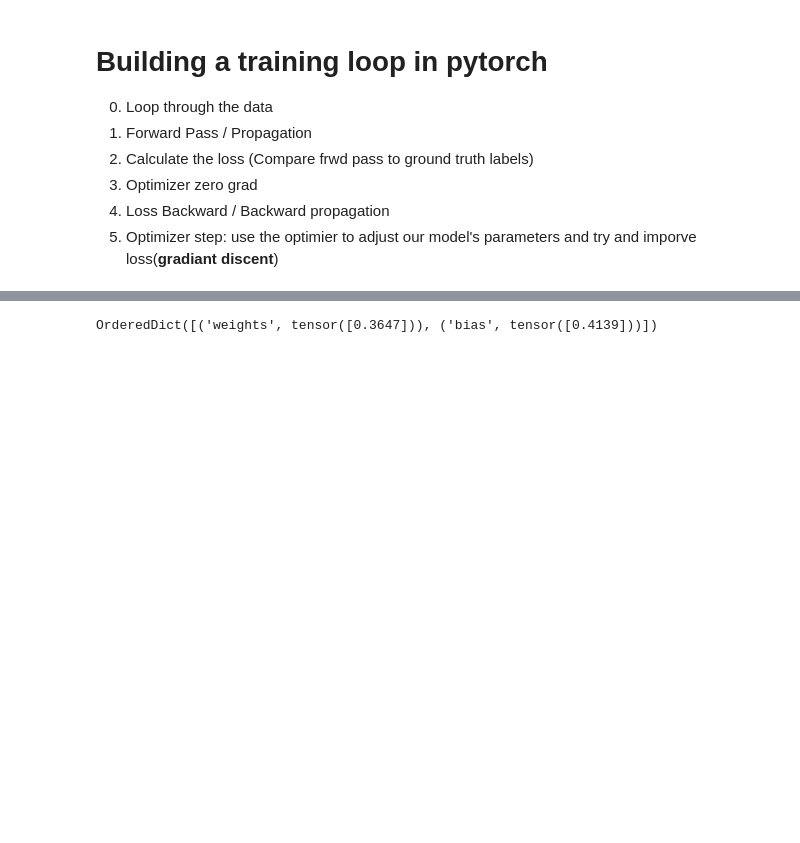
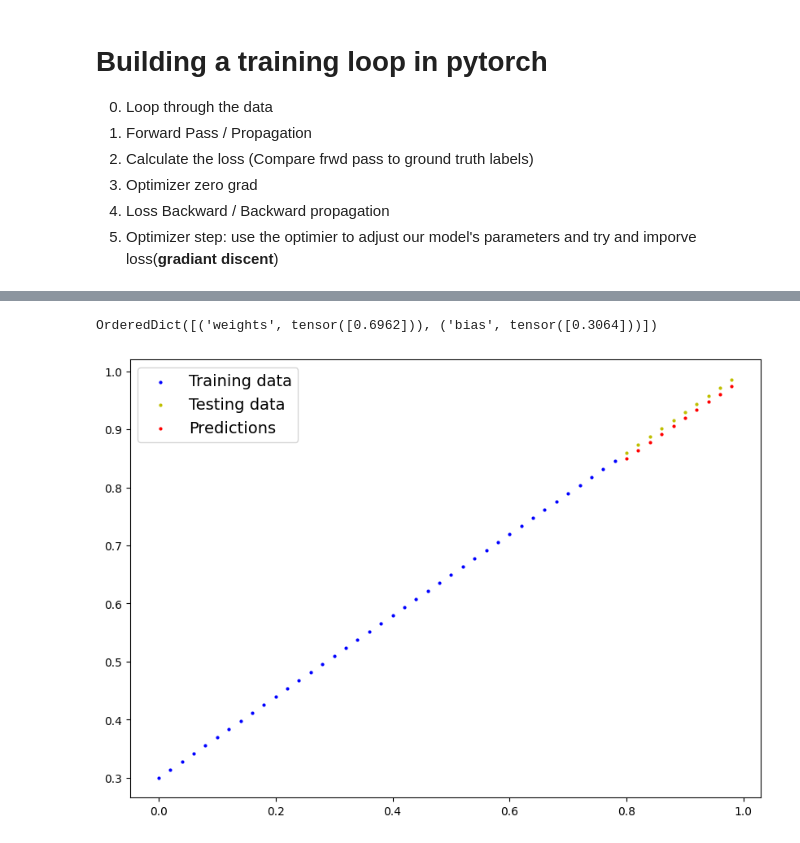
Before and after one commit to SanjaySaatyaki/pytorch_4_ml_dl, a Jupyter notebook: 01_pytorch_workflow.ipynb, the cells around one changed output, grey strips where cells are left out. Drawn from its saved outputs; the diff is of its cells as text; code cells hidden in the pictures; blank space fills up the shorter version.

```diff
--- a/01_pytorch_workflow.ipynb
+++ b/01_pytorch_workflow.ipynb
@@ -217,7 +217,10 @@ optimizer = torch.optim.SGD(params=model_0.parameters(),
 4. Loss Backward / Backward propagation
 5. Optimizer step: use the optimier to adjust our model's parameters and try and imporve loss(**gradiant discent**)
 # %%
-epochs = 1 # No of loop through the data
+epochs = 200 # No of loop through the data
+epoch_list = []
+loss_list = []
+test_loss_list = []
 for epoch in range(epochs):
   # set model to traning mode
   model_0.train() #set all parameters to require gradiants
@@ -227,7 +230,7 @@ for epoch in range(epochs):
 
   # Calculate loss
   loss = loss_fn(y_pred, y_train)
-  print(loss)
+  # print(loss)
 
   # Optimizer zero grad
   optimizer.zero_grad()
@@ -237,5 +240,14 @@ for epoch in range(epochs):
 
   optimizer.step()
 
-  # model_0.eval() #train off gradiant tracking
+  model_0.eval() #train off gradiant tracking
+  with torch.inference_mode():
+    test_pred = model_0(X_test)
+    test_loss = loss_fn(test_pred,y_test)
+  if epoch%10==0:
+    epoch_list.append(epoch)
+    loss_list.append(loss)
+    test_loss_list.append(test_loss)
+    print(f"Epoch: {epoch} | Loss: {loss} | Test loss:{test_loss}")
+    print(model_0.state_dict())
 # %% [output]
@@ -243,4 +271,8 @@ tensor(0.0690, grad_fn=<MeanBackward0>)
 # %%
 model_0.state_dict()
 # %% [output]
-OrderedDict([('weights', tensor([0.3647])), ('bias', tensor([0.4139]))])
+OrderedDict([('weights', tensor([0.6962])), ('bias', tensor([0.3064]))])
+# %%
+plot_prediction(predictions=test_pred)
+# %% [output]
+[figure, added]
```
Also changed, not shown: parts of 2 cells of this notebook.
